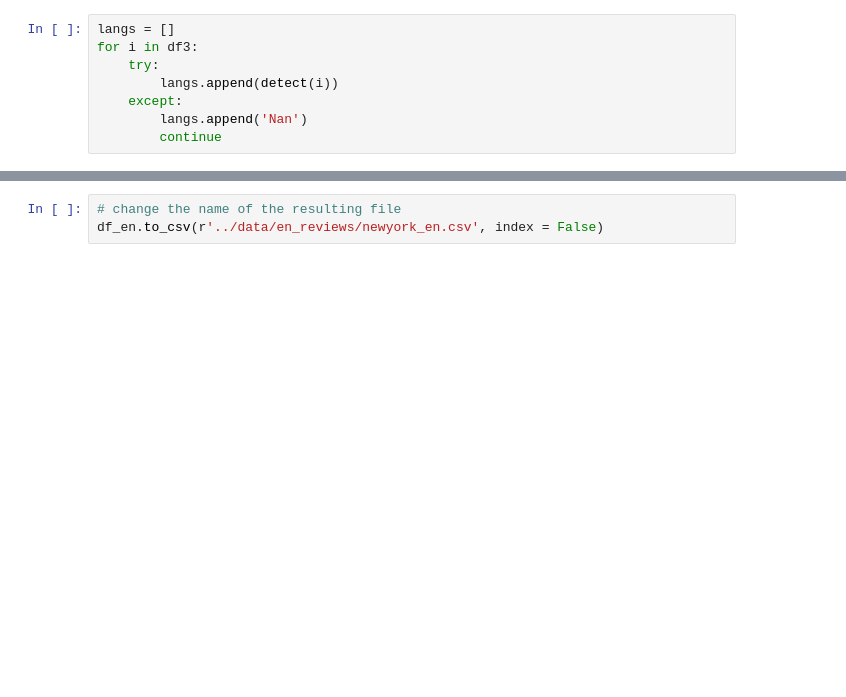
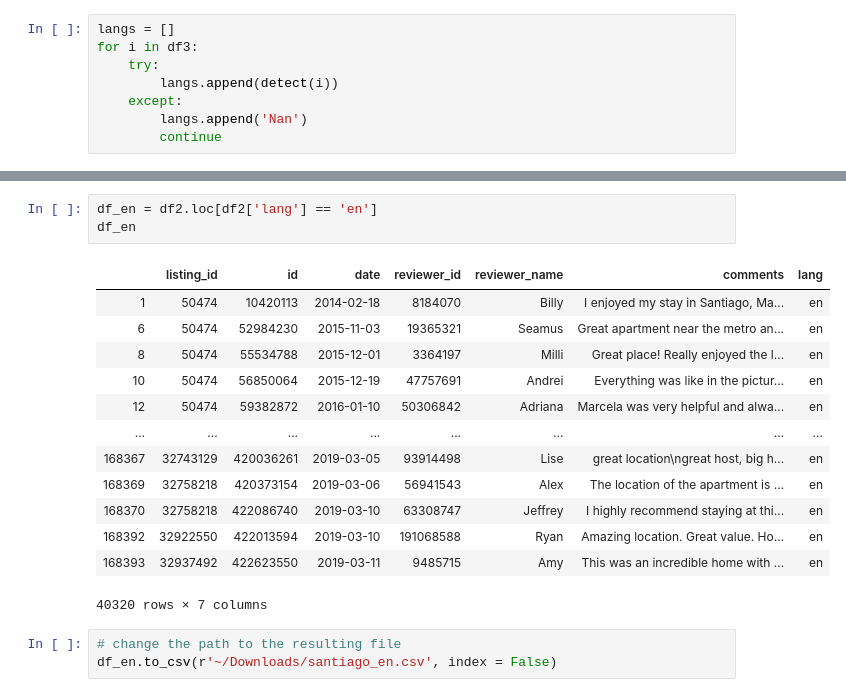
Before and after one commit to hirurana/COMP0031, a Jupyter notebook: Scripts/get_en_reviews.ipynb, the cells around one changed output, grey strips where cells are left out. Saved outputs shown, nothing was run; the diff lists cells and outputs as text; blank space fills up the shorter version.

```diff
--- a/Scripts/get_en_reviews.ipynb
+++ b/Scripts/get_en_reviews.ipynb
@@ -39,3 +74,20 @@ langs
+# %%
+df_en = df2.loc[df2['lang'] == 'en']
+df_en
+# %% [output]
+|  | listing_id | id | date | reviewer_id | reviewer_name | comments | lang |
+| 1 | 50474 | 10420113 | 2014-02-18 | 8184070 | Billy | I enjoyed my stay in Santiago, Ma... | en |
+| 6 | 50474 | 52984230 | 2015-11-03 | 19365321 | Seamus | Great apartment near the metro an... | en |
+| 8 | 50474 | 55534788 | 2015-12-01 | 3364197 | Milli | Great place! Really enjoyed the l... | en |
+| 10 | 50474 | 56850064 | 2015-12-19 | 47757691 | Andrei | Everything was like in the pictur... | en |
+| 12 | 50474 | 59382872 | 2016-01-10 | 50306842 | Adriana | Marcela was very helpful and alwa... | en |
+| ... | ... | ... | ... | ... | ... | ... | ... |
+| 168367 | 32743129 | 420036261 | 2019-03-05 | 93914498 | Lise | great location\ngreat host, big h... | en |
+| 168369 | 32758218 | 420373154 | 2019-03-06 | 56941543 | Alex | The location of the apartment is ... | en |
+| 168370 | 32758218 | 422086740 | 2019-03-10 | 63308747 | Jeffrey | I highly recommend staying at thi... | en |
+| 168392 | 32922550 | 422013594 | 2019-03-10 | 191068588 | Ryan | Amazing location. Great value. Ho... | en |
+| 168393 | 32937492 | 422623550 | 2019-03-11 | 9485715 | Amy | This was an incredible home with ... | en |
+40320 rows × 7 columns
 # %%
-# change the name of the resulting file
-df_en.to_csv(r'../data/en_reviews/newyork_en.csv', index = False)
+# change the path to the resulting file
+df_en.to_csv(r'~/Downloads/santiago_en.csv', index = False)
```
Also changed, not shown: parts of 4 cells of this notebook.
